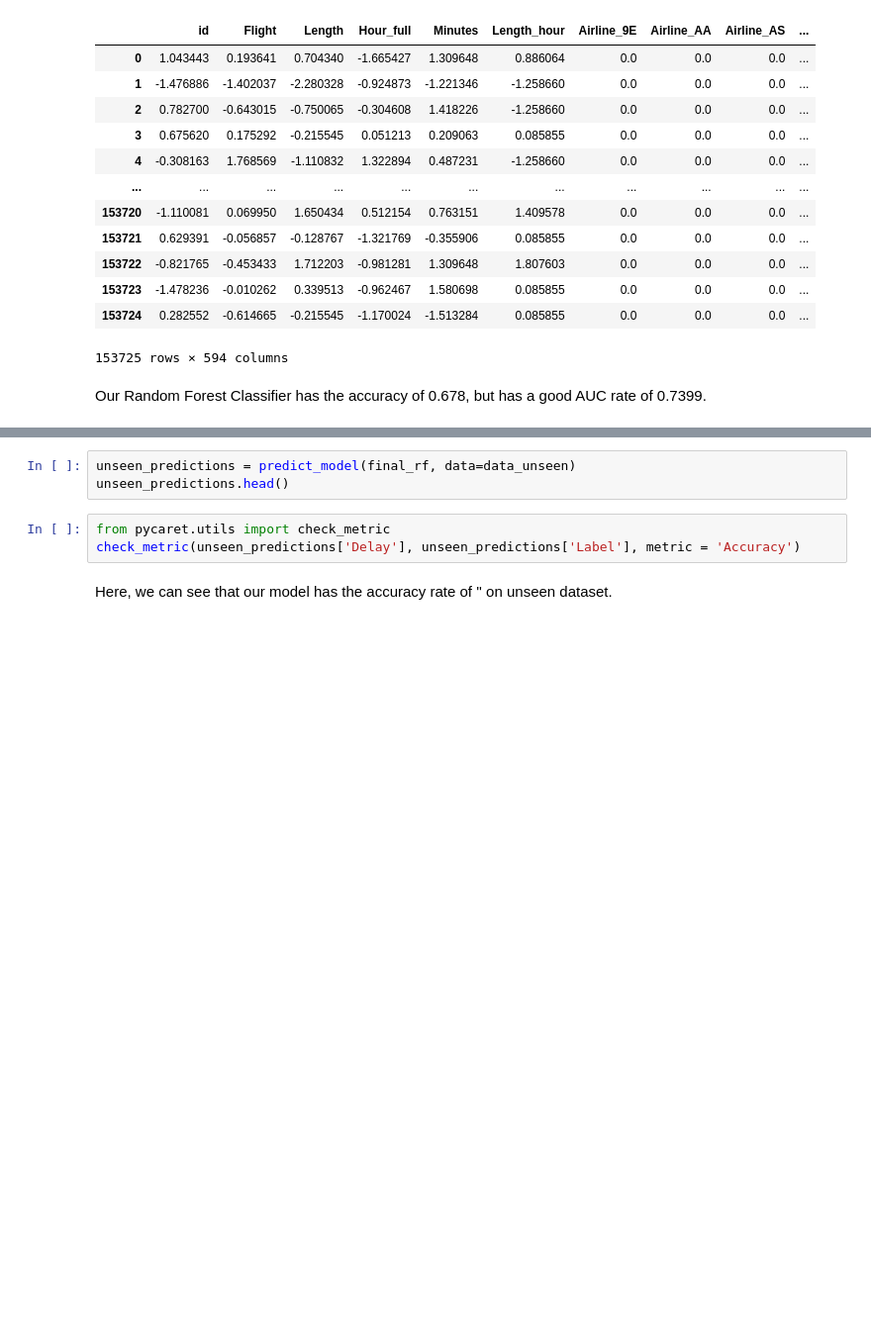
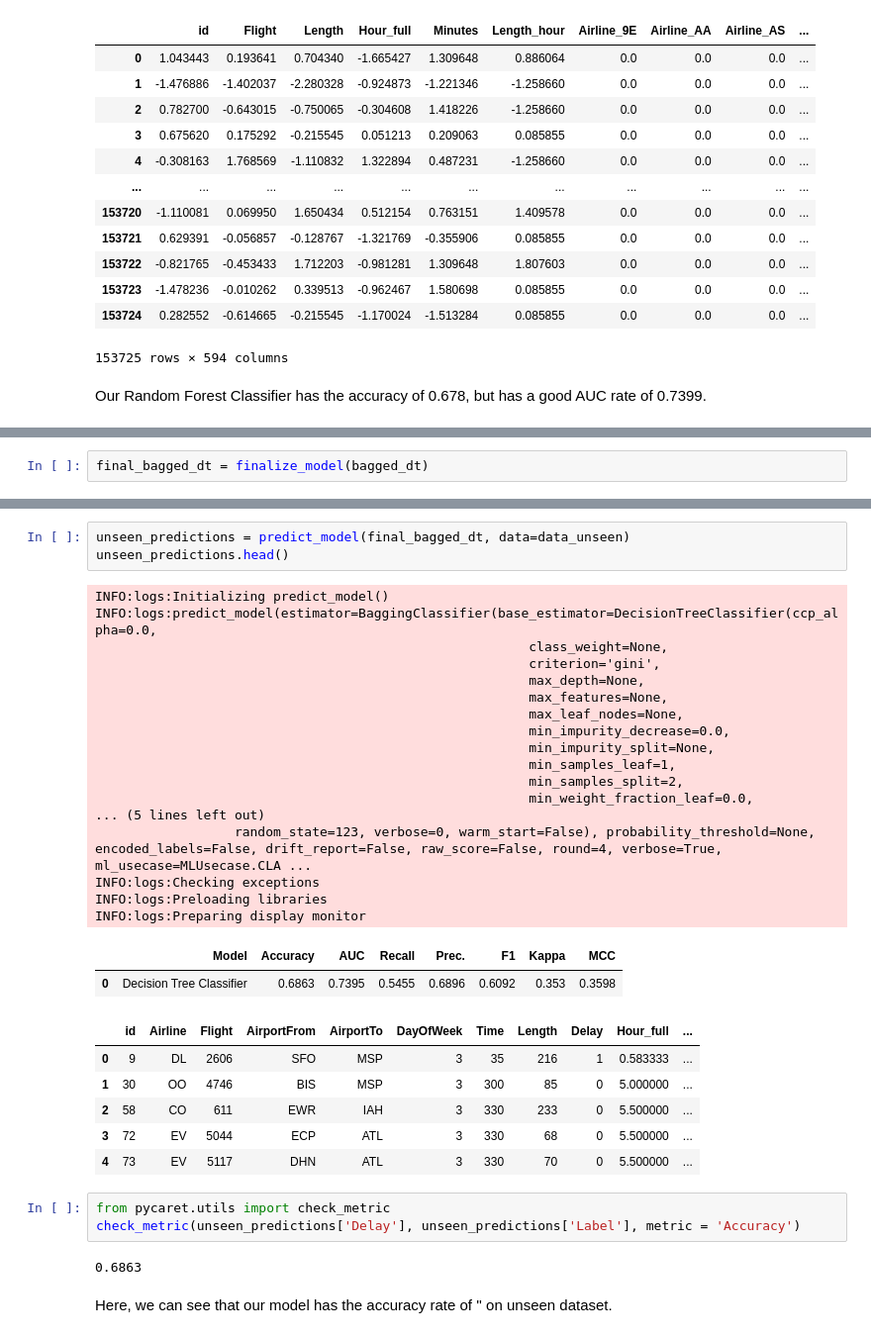
Before and after one commit to kwpark23/Airline-Delays, a Jupyter notebook: Airline_delay.ipynb, the cells around one changed output, grey strips where cells are left out. Shown at 99% size. Drawn from its saved outputs; the diff is of its cells as text; blank space fills up the shorter version.

```diff
--- a/Airline_delay.ipynb
+++ b/Airline_delay.ipynb
@@ -561,0 +568,2 @@ INFO:logs:Cross validating with StratifiedKFold(n_splits=10, random_state=None,
+# %%
+final_bagged_dt = finalize_model(bagged_dt)
@@ -564,9 +608,37 @@ print(final_rf)
 # %%
-unseen_predictions = predict_model(final_rf, data=data_unseen)
+unseen_predictions = predict_model(final_bagged_dt, data=data_unseen)
 unseen_predictions.head()
+# %% [output]
+INFO:logs:Initializing predict_model()
+INFO:logs:predict_model(estimator=BaggingClassifier(base_estimator=DecisionTreeClassifier(ccp_alpha=0.0,
+                                                        class_weight=None,
+                                                        criterion='gini',
+                                                        max_depth=None,
+                                                        max_features=None,
+                                                        max_leaf_nodes=None,
+                                                        min_impurity_decrease=0.0,
+                                                        min_impurity_split=None,
+                                                        min_samples_leaf=1,
+                                                        min_samples_split=2,
+                                                        min_weight_fraction_leaf=0.0,
+... (5 lines left out)
+                  random_state=123, verbose=0, warm_start=False), probability_threshold=None, encoded_labels=False, drift_report=False, raw_score=False, round=4, verbose=True, ml_usecase=MLUsecase.CLA ...
+INFO:logs:Checking exceptions
+INFO:logs:Preloading libraries
+INFO:logs:Preparing display monitor
+|  | Model | Accuracy | AUC | Recall | Prec. | F1 | Kappa | MCC |
+| 0 | Decision Tree Classifier | 0.6863 | 0.7395 | 0.5455 | 0.6896 | 0.6092 | 0.353 | 0.3598 |
+|  | id | Airline | Flight | AirportFrom | AirportTo | DayOfWeek | Time | Length | Delay | Hour_full | ... |
+| 0 | 9 | DL | 2606 | SFO | MSP | 3 | 35 | 216 | 1 | 0.583333 | ... |
+| 1 | 30 | OO | 4746 | BIS | MSP | 3 | 300 | 85 | 0 | 5.000000 | ... |
+| 2 | 58 | CO | 611 | EWR | IAH | 3 | 330 | 233 | 0 | 5.500000 | ... |
+| 3 | 72 | EV | 5044 | ECP | ATL | 3 | 330 | 68 | 0 | 5.500000 | ... |
+| 4 | 73 | EV | 5117 | DHN | ATL | 3 | 330 | 70 | 0 | 5.500000 | ... |
 # %%
 from pycaret.utils import check_metric
 check_metric(unseen_predictions['Delay'], unseen_predictions['Label'], metric = 'Accuracy')
+# %% [output]
+0.6863
 # %% [markdown]
 Here, we can see that our model has the accuracy rate of '' on unseen dataset.
 # %%
```
Also changed, not shown: parts of 17 cells of this notebook.
